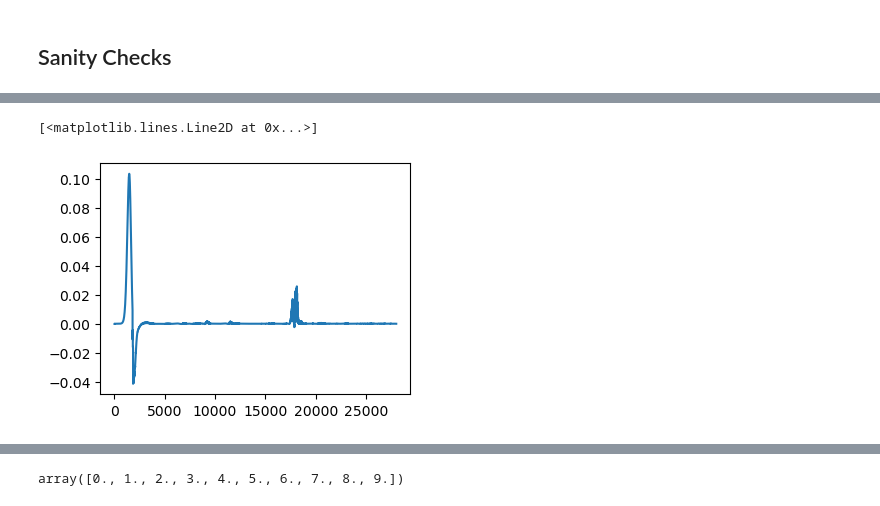
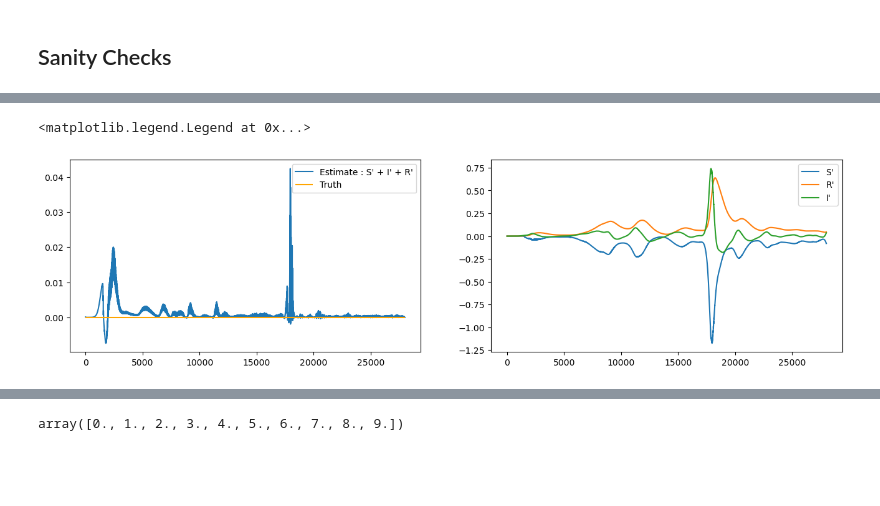
Before and after one commit to williamlaplante/CausalCovid, a Jupyter notebook: exp/exp005_log_sirs/visualize_experiment-sirs.ipynb, the cells around one changed output, grey strips where cells are left out. Drawn from its saved outputs; the diff is of its cells as text; code cells hidden in the pictures; blank space fills up the shorter version.

```diff
--- a/exp/exp005_log_sirs/visualize_experiment-sirs.ipynb
+++ b/exp/exp005_log_sirs/visualize_experiment-sirs.ipynb
@@ -72,7 +66,13 @@ plt.plot(Sp + S * I * beta_link/ 1000 - data["eta"] * R)
-# %%
-#Check that Ip + Sp + Rp = 0 (from Ip = -Sp - Rp)
-plt.figure(figsize=(4,3))
-plt.plot(Ip + Sp + Rp)
-# %% [output]
-[<matplotlib.lines.Line2D at 0x...>]
-[figure, removed]
+# %%
+#Check that S' + I' + R' = 0
+fig, axs = plt.subplots(1,2, figsize=(16,4))
+axs[0].plot(Sp + Ip + Rp, label="Estimate : S' + I' + R'")
+axs[0].hlines(0, 0, len(S), color="orange", label="Truth")
+axs[0].legend()
+axs[1].plot(Sp, label="S'")
+axs[1].plot(Rp, label="R'")
+axs[1].plot(Ip, label="I'")
+axs[1].legend()
+# %% [output]
+<matplotlib.legend.Legend at 0x...>
+[figure, added]
```
Also changed, not shown: parts of 13 cells of this notebook, 13 other files.
